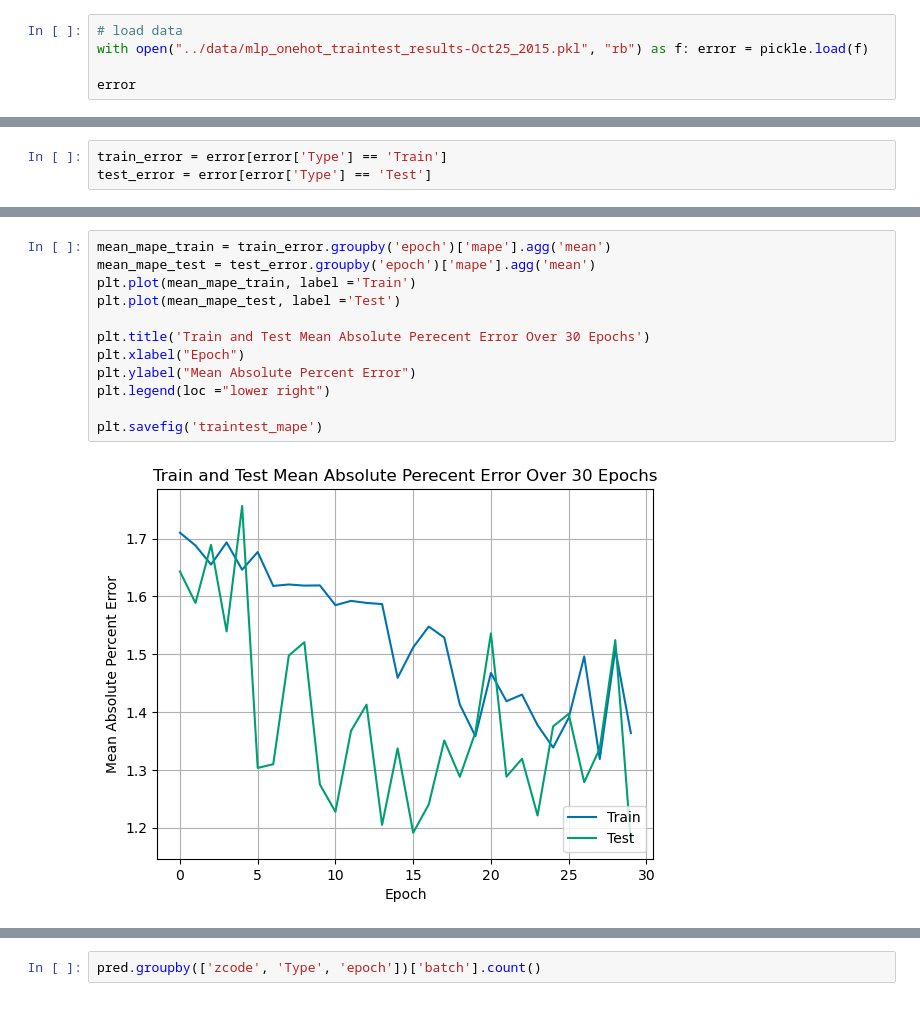
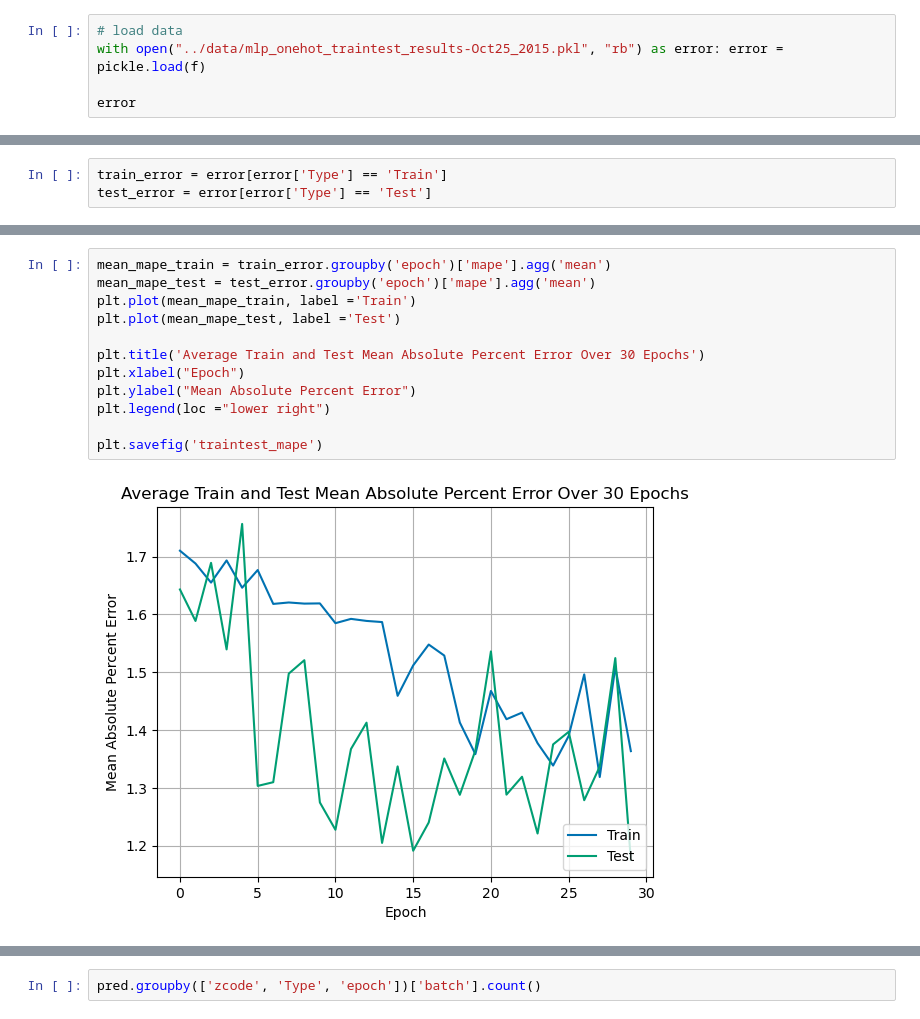
Before and after one commit to eihwood/Haystacks.AI-7, a Jupyter notebook: src/mlp_visualizations.ipynb, the cells around one changed output, grey strips where cells are left out. Saved outputs shown, nothing was run; the diff lists cells and outputs as text.

```diff
--- a/src/mlp_visualizations.ipynb
+++ b/src/mlp_visualizations.ipynb
@@ -55,7 +55,7 @@ pred
 358290 rows × 7 columns
 # %%
 # load data
-with open("../data/mlp_onehot_traintest_results-Oct25_2015.pkl", "rb") as f: error = pickle.load(f)
+with open("../data/mlp_onehot_traintest_results-Oct25_2015.pkl", "rb") as error: error = pickle.load(f)
 
 error
 # %% [output]
@@ -114,14 +103,14 @@ plt.savefig('traintest_loss')
 # %%
 mean_mape_train = train_error.groupby('epoch')['mape'].agg('mean')
 mean_mape_test = test_error.groupby('epoch')['mape'].agg('mean')
 plt.plot(mean_mape_train, label ='Train')
 plt.plot(mean_mape_test, label ='Test')
 
-plt.title('Train and Test Mean Absolute Perecent Error Over 30 Epochs')
+plt.title('Average Train and Test Mean Absolute Percent Error Over 30 Epochs')
 plt.xlabel("Epoch")
 plt.ylabel("Mean Absolute Percent Error")
 plt.legend(loc ="lower right")
 
 plt.savefig('traintest_mape')
 # %% [output]
-[figure, old version]
+[figure, new version]
```
Also changed, not shown: parts of 11 cells of this notebook.
